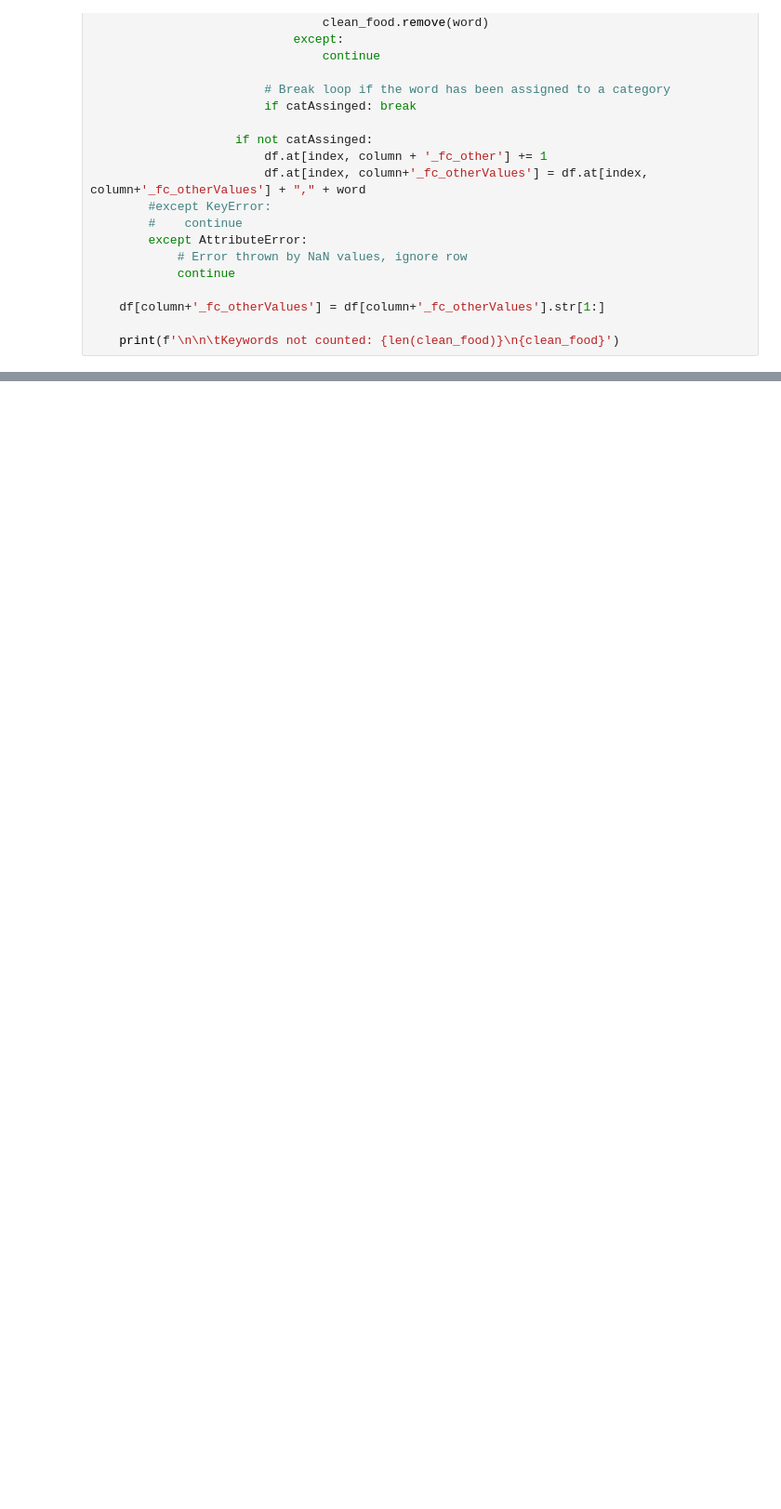
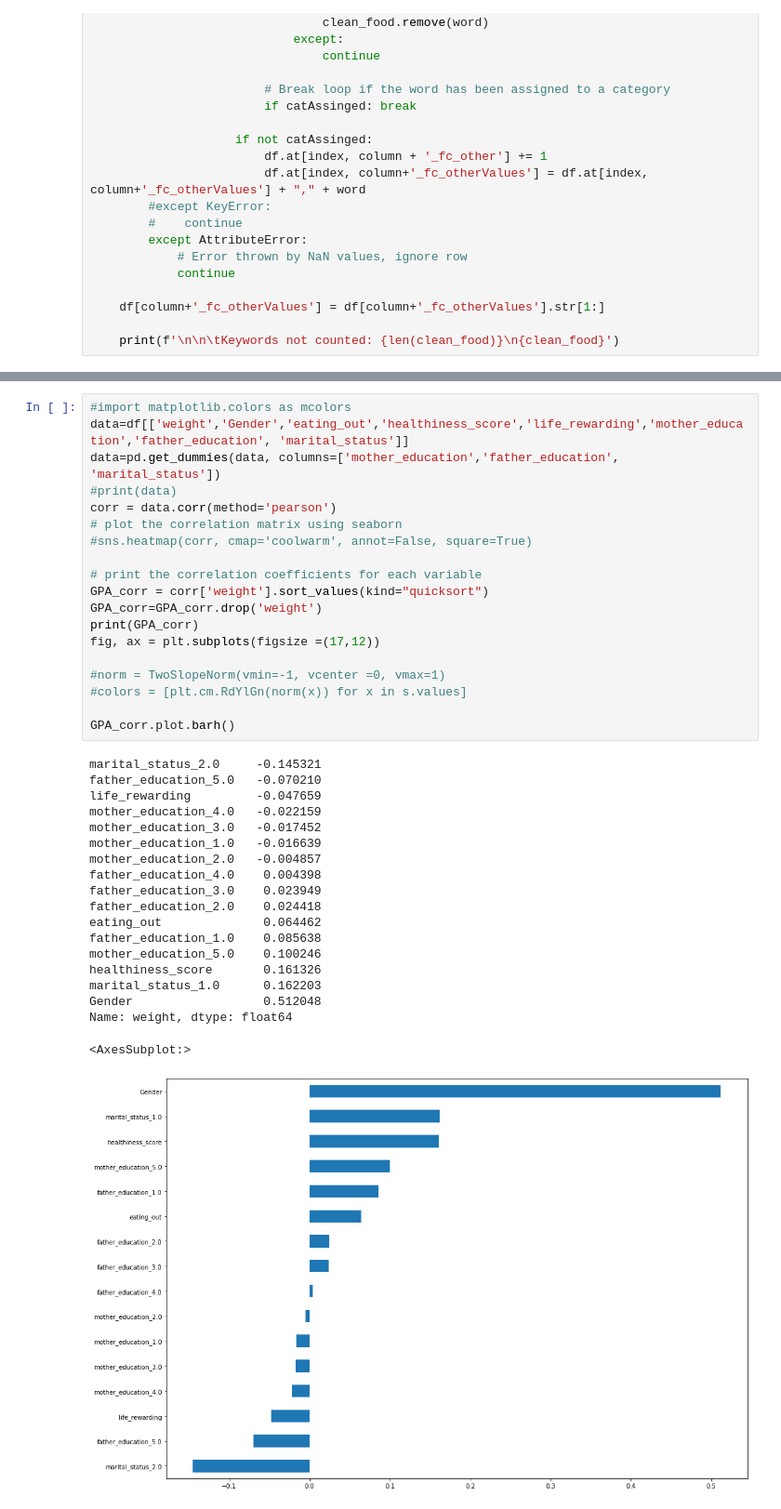
Before and after one commit to cuneom/COMP-4447-Final-Project---Food, a Jupyter notebook: FinalProject.ipynb, the cells around one changed output, grey strips where cells are left out. Shown at 93% size. Saved outputs shown, nothing was run; the diff lists cells and outputs as text; blank space fills up the shorter version.

```diff
--- a/FinalProject.ipynb
+++ b/FinalProject.ipynb
@@ -455,0 +486,39 @@ ValueError: Value of 'y' is not the name of a column in 'data_frame'. Expected o
+# %%
+#import matplotlib.colors as mcolors
+data=df[['weight','Gender','eating_out','healthiness_score','life_rewarding','mother_education','father_education', 'marital_status']]
+data=pd.get_dummies(data, columns=['mother_education','father_education', 'marital_status'])
+#print(data)
+corr = data.corr(method='pearson')
+# plot the correlation matrix using seaborn
+#sns.heatmap(corr, cmap='coolwarm', annot=False, square=True)
+
+# print the correlation coefficients for each variable
+GPA_corr = corr['weight'].sort_values(kind="quicksort")
+GPA_corr=GPA_corr.drop('weight')
+print(GPA_corr)
+fig, ax = plt.subplots(figsize =(17,12))
+
+#norm = TwoSlopeNorm(vmin=-1, vcenter =0, vmax=1)
+#colors = [plt.cm.RdYlGn(norm(x)) for x in s.values]
+
+GPA_corr.plot.barh()
+# %% [output]
+marital_status_2.0     -0.145321
+father_education_5.0   -0.070210
+life_rewarding         -0.047659
+mother_education_4.0   -0.022159
+mother_education_3.0   -0.017452
+mother_education_1.0   -0.016639
+mother_education_2.0   -0.004857
+father_education_4.0    0.004398
+father_education_3.0    0.023949
+father_education_2.0    0.024418
+eating_out              0.064462
+father_education_1.0    0.085638
+mother_education_5.0    0.100246
+healthiness_score       0.161326
+marital_status_1.0      0.162203
+Gender                  0.512048
+Name: weight, dtype: float64
+<AxesSubplot:>
+[figure, added]
```
Also changed, not shown: parts of 32 cells of this notebook.
